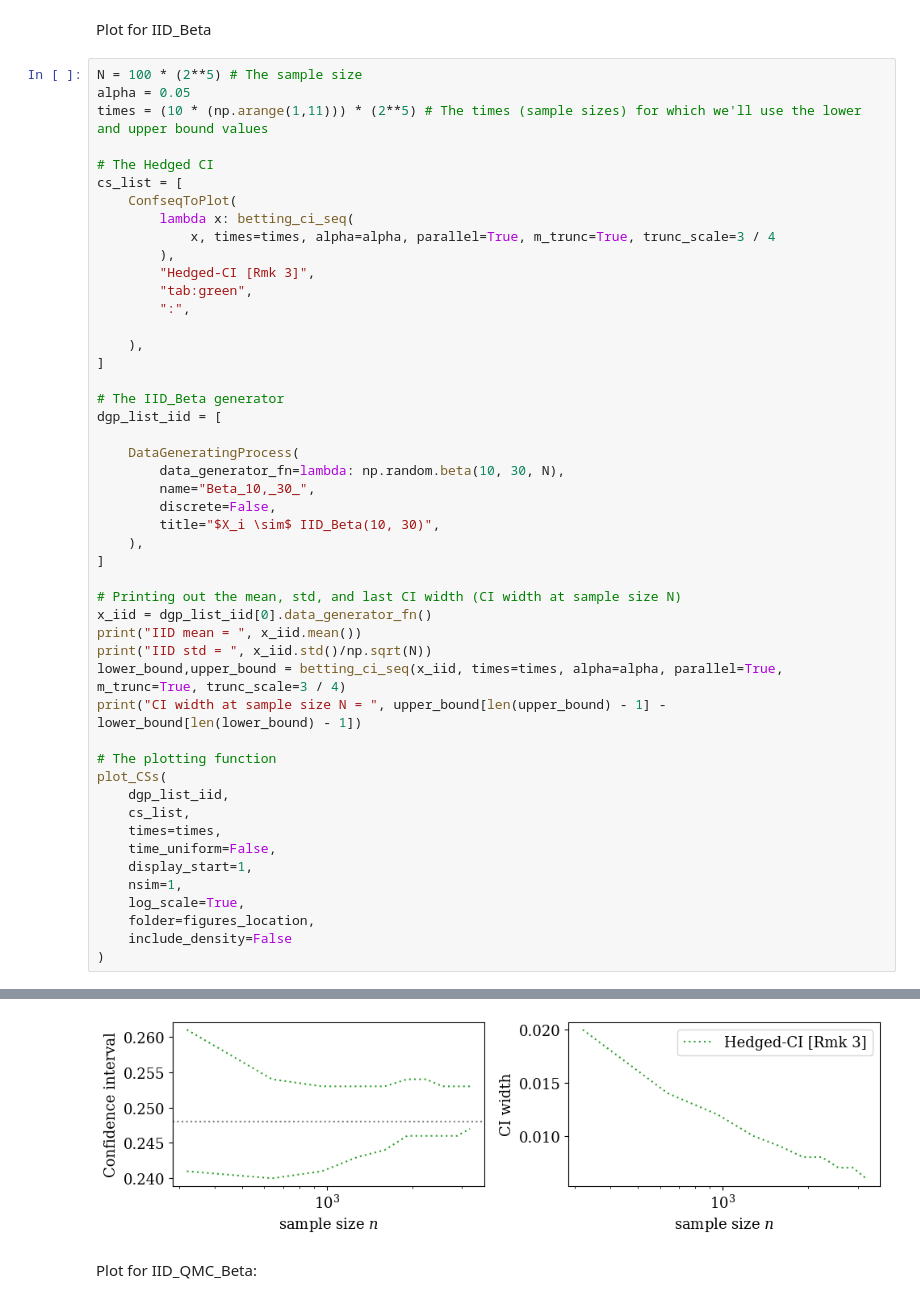
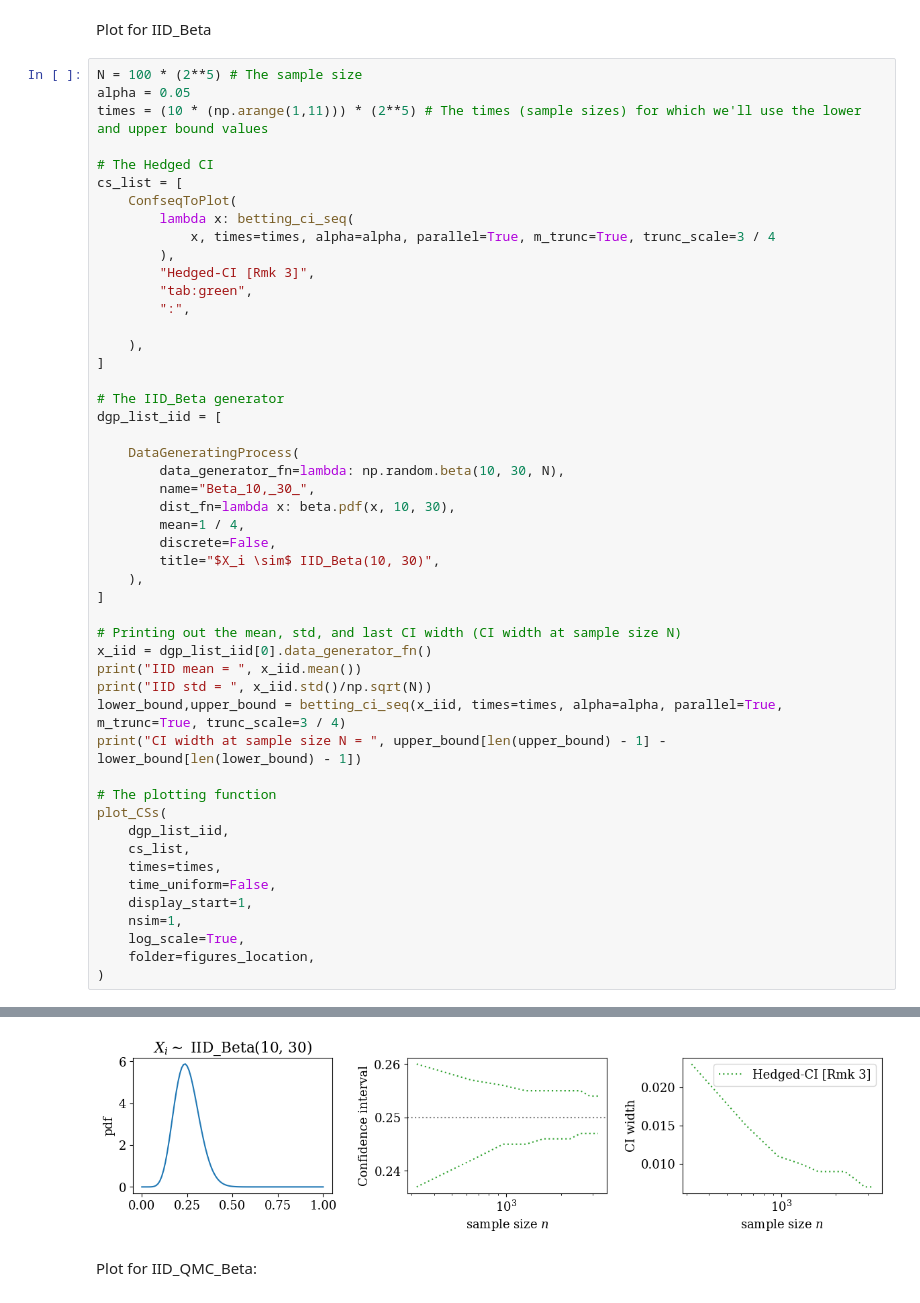
Before and after one commit to fjhickernell/Betting-Paper-Simulations-for-QMC, a Jupyter notebook: simulations/Fixed-time/qmc_ci.ipynb, the cells around one changed output, grey strips where cells are left out. Cells and saved outputs as stored; diff of their text form.

```diff
--- a/simulations/Fixed-time/qmc_ci.ipynb
+++ b/simulations/Fixed-time/qmc_ci.ipynb
@@ -65,6 +65,8 @@ dgp_list_iid = [
     DataGeneratingProcess(
         data_generator_fn=lambda: np.random.beta(10, 30, N),
         name="Beta_10,_30_",
+        dist_fn=lambda x: beta.pdf(x, 10, 30),
+        mean=1 / 4,
         discrete=False,
         title="$X_i \sim$ IID_Beta(10, 30)",
     ),
@@ -87,6 +89,5 @@ plot_CSs(
     nsim=1,
     log_scale=True,
     folder=figures_location,
-    include_density=False
 )
 # %% [output]
@@ -123,5 +124,5 @@ Hedged-CI [Rmk 3] took an average of 0.6619110107421875 seconds
 Hedged-CI [Rmk 3] miscovered in 0 out of 1 experiments
-[figure, old version]
+[figure, new version]
 # %% [markdown]
 Plot for IID_QMC_Beta:
 # %%
```
Also changed, not shown: parts of 2 cells of this notebook.
